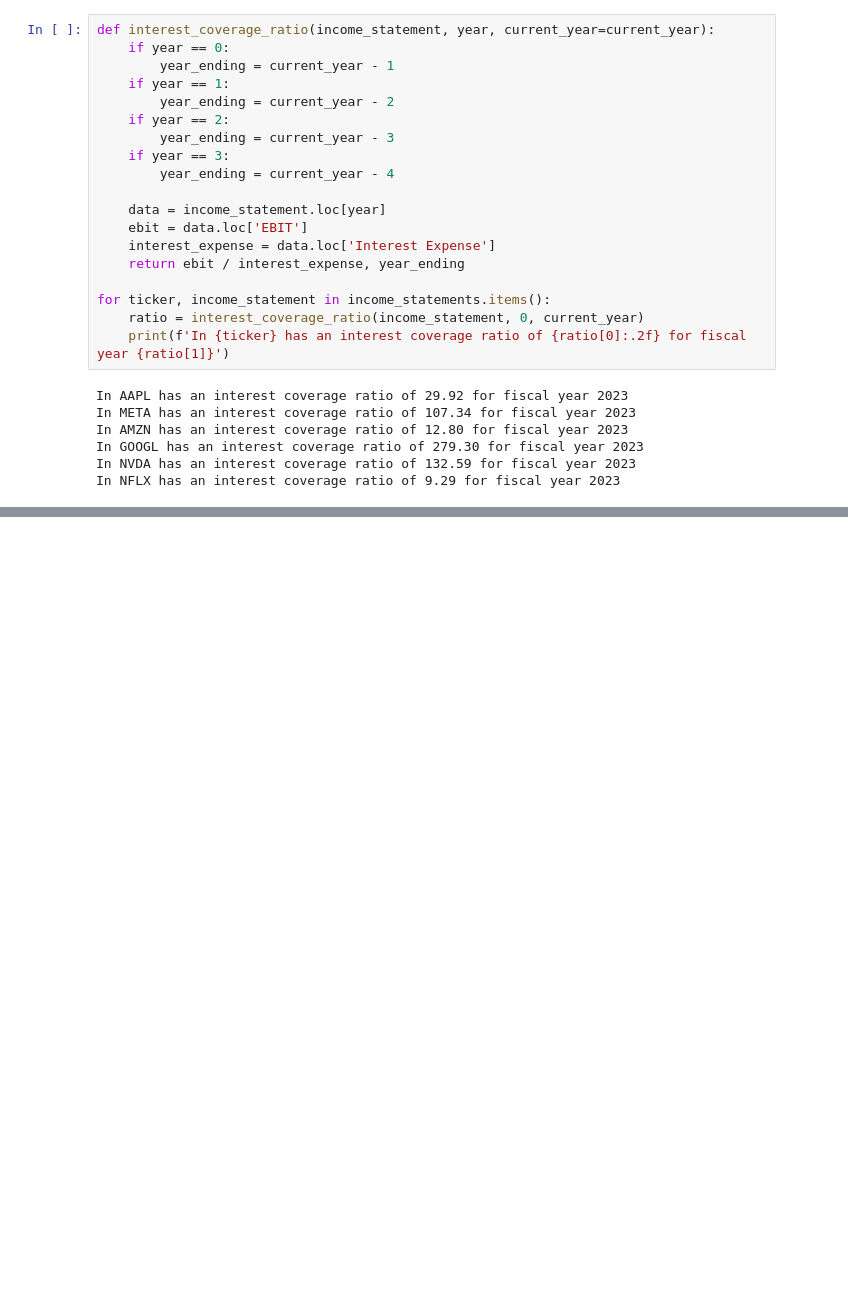
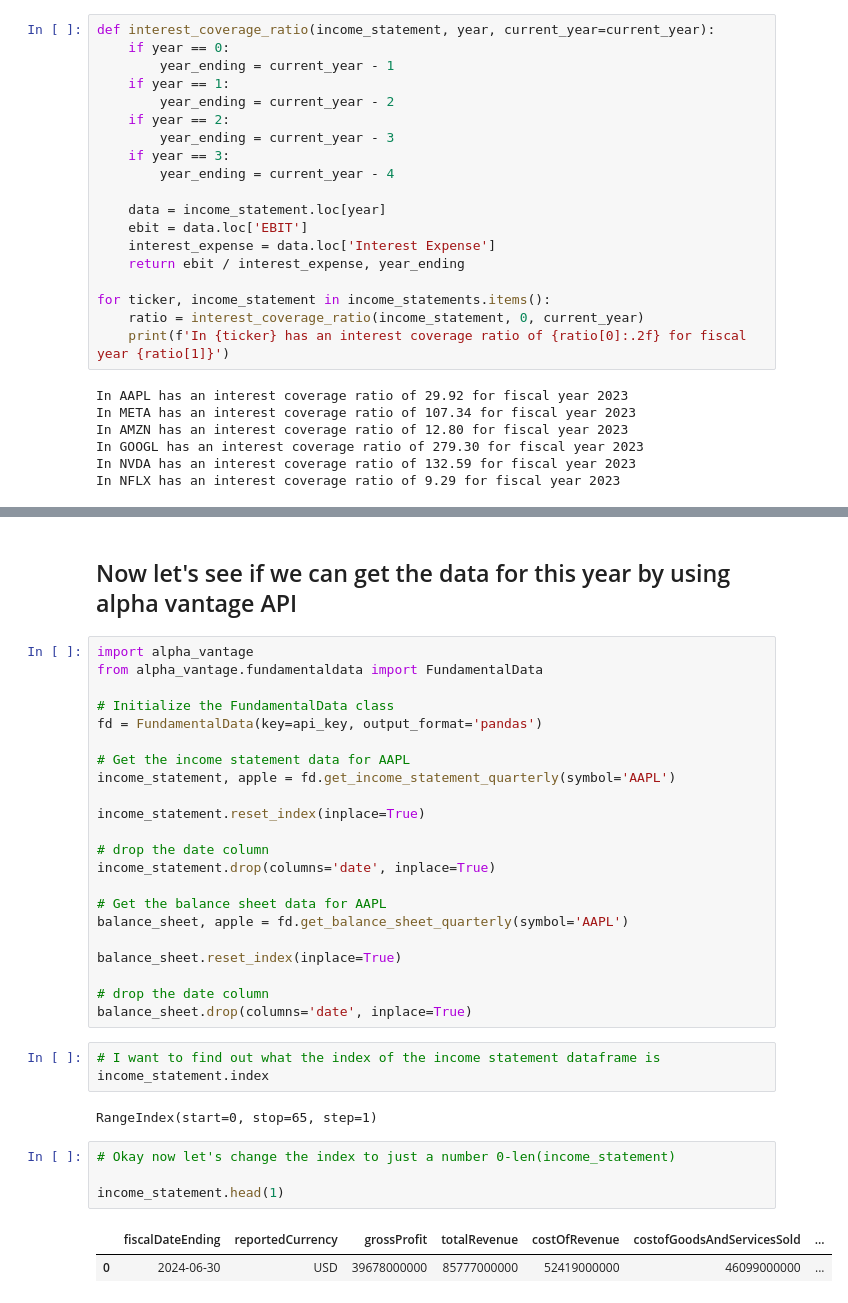
Before and after one commit to AstroWa3l/investment_strategies, a Jupyter notebook: financial_stability_screener.ipynb, the cells around one changed output, grey strips where cells are left out. Drawn from its saved outputs; the diff is of its cells as text; blank space fills up the shorter version.

```diff
--- a/financial_stability_screener.ipynb
+++ b/financial_stability_screener.ipynb
@@ -341,0 +345,36 @@ We are going to use python to screen for stocks that have these metrics in place
+# %% [markdown]
+## Now let's see if we can get the data for this year by using alpha vantage API
+# %%
+import alpha_vantage
+from alpha_vantage.fundamentaldata import FundamentalData
+
+# Initialize the FundamentalData class
+fd = FundamentalData(key=api_key, output_format='pandas')
+
+# Get the income statement data for AAPL
+income_statement, apple = fd.get_income_statement_quarterly(symbol='AAPL')
+
+income_statement.reset_index(inplace=True)
+
+# drop the date column
+income_statement.drop(columns='date', inplace=True)
+
+# Get the balance sheet data for AAPL
+balance_sheet, apple = fd.get_balance_sheet_quarterly(symbol='AAPL')
+
+balance_sheet.reset_index(inplace=True)
+
+# drop the date column
+balance_sheet.drop(columns='date', inplace=True)
+# %%
+# I want to find out what the index of the income statement dataframe is
+income_statement.index
+# %% [output]
+RangeIndex(start=0, stop=65, step=1)
+# %%
+# Okay now let's change the index to just a number 0-len(income_statement)
+
+income_statement.head(1)
+# %% [output]
+|  | fiscalDateEnding | reportedCurrency | grossProfit | totalRevenue | costOfRevenue | costofGoodsAndServicesSold | ... |
+| 0 | 2024-06-30 | USD | 39678000000 | 85777000000 | 52419000000 | 46099000000 | ... |
```
Also changed, not shown: parts of 29 cells of this notebook, 12 other files.
